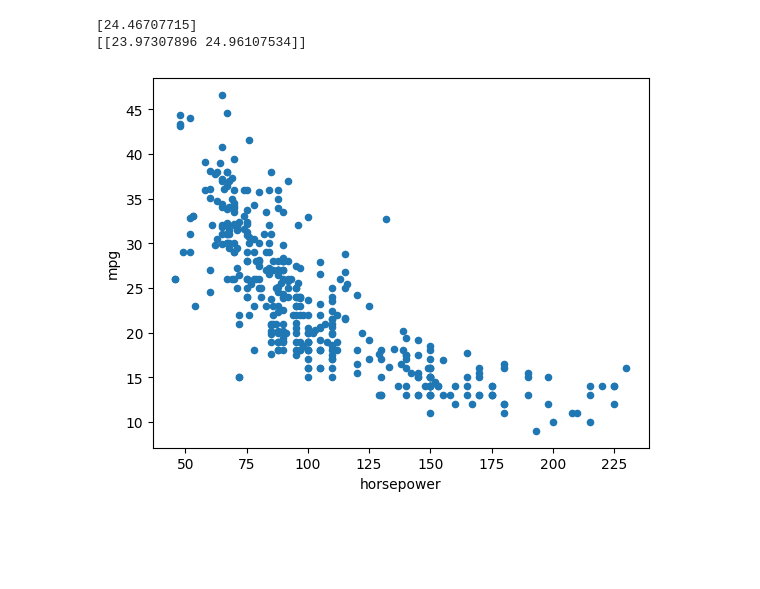
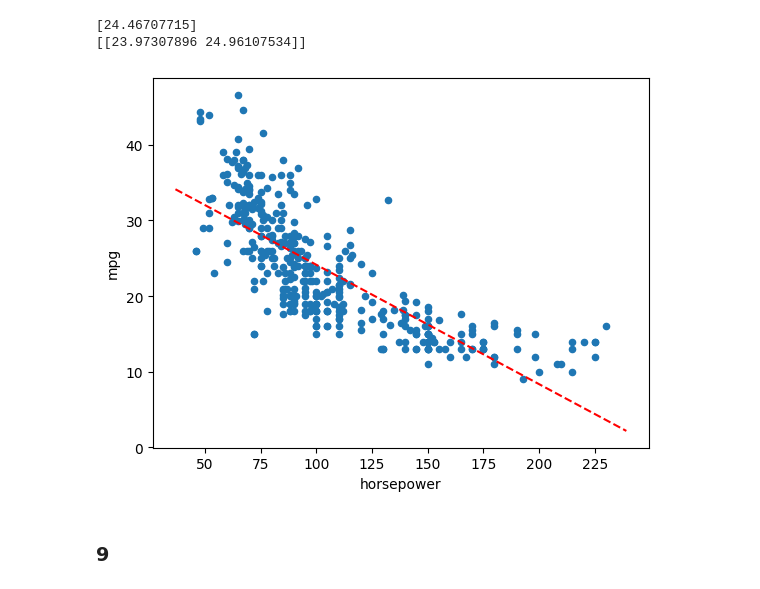
Before and after one commit to Mitfort/StatisticalLearning, a Jupyter notebook: lab3.ipynb, the cells around one changed output. Cells and saved outputs as stored; diff of their text form; code cells hidden in the pictures; blank space fills up the shorter version.

```diff
--- a/lab3.ipynb
+++ b/lab3.ipynb
@@ -416,6 +416,12 @@ from statsmodels.stats.anova import anova_lm
 
 from ISLP import load_data
 from ISLP.models import (ModelSpec as MS, summarize, poly)
+
+def abline(ax,b,m, *args, **kwargs):
+    """Add a line with slope m and intercept b to ax"""
+    xlim = ax.get_xlim()
+    ylim = [m * xlim[0] + b, m * xlim[1] + b]
+    ax.plot(xlim,ylim, *args, **kwargs)
 # %% [markdown]
 ### 8
 # %%
@@ -446,9 +452,12 @@ print(new_predictions.conf_int(alpha=0.05))
 # %% [output]
 [24.46707715]
 [[23.97307896 24.96107534]]
-# %%
-# Plotting the regression line
-ax = Auto.plot.scatter('horsepower','mpg')
-ax.axline(0,results.params['intercept'], results.params['horsepower'], color='red', linestyle='--')
-# %% [output]
-[figure, removed]
+# %%
+# Plotting the regression line
+ax = Auto.plot.scatter('horsepower','mpg')
+#ax.axline(results.params['intercept'], results.params['horsepower'], color='red', linestyle='--')
+abline(ax,results.params['intercept'],results.params['horsepower'],color='red',linestyle='--')
+# %% [output]
+[figure, added]
+# %% [markdown]
+### 9
```
Also changed, not shown: parts of 8 cells of this notebook.
